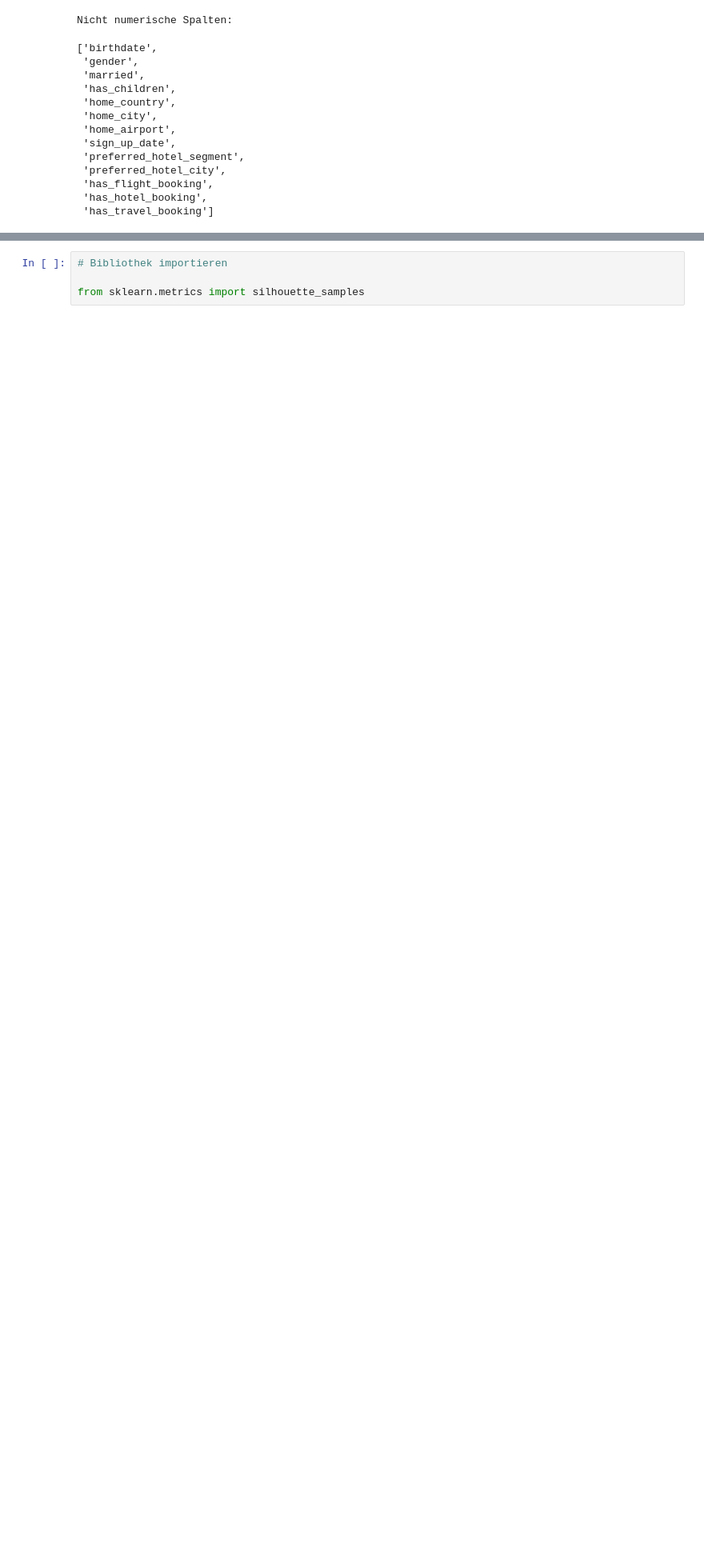
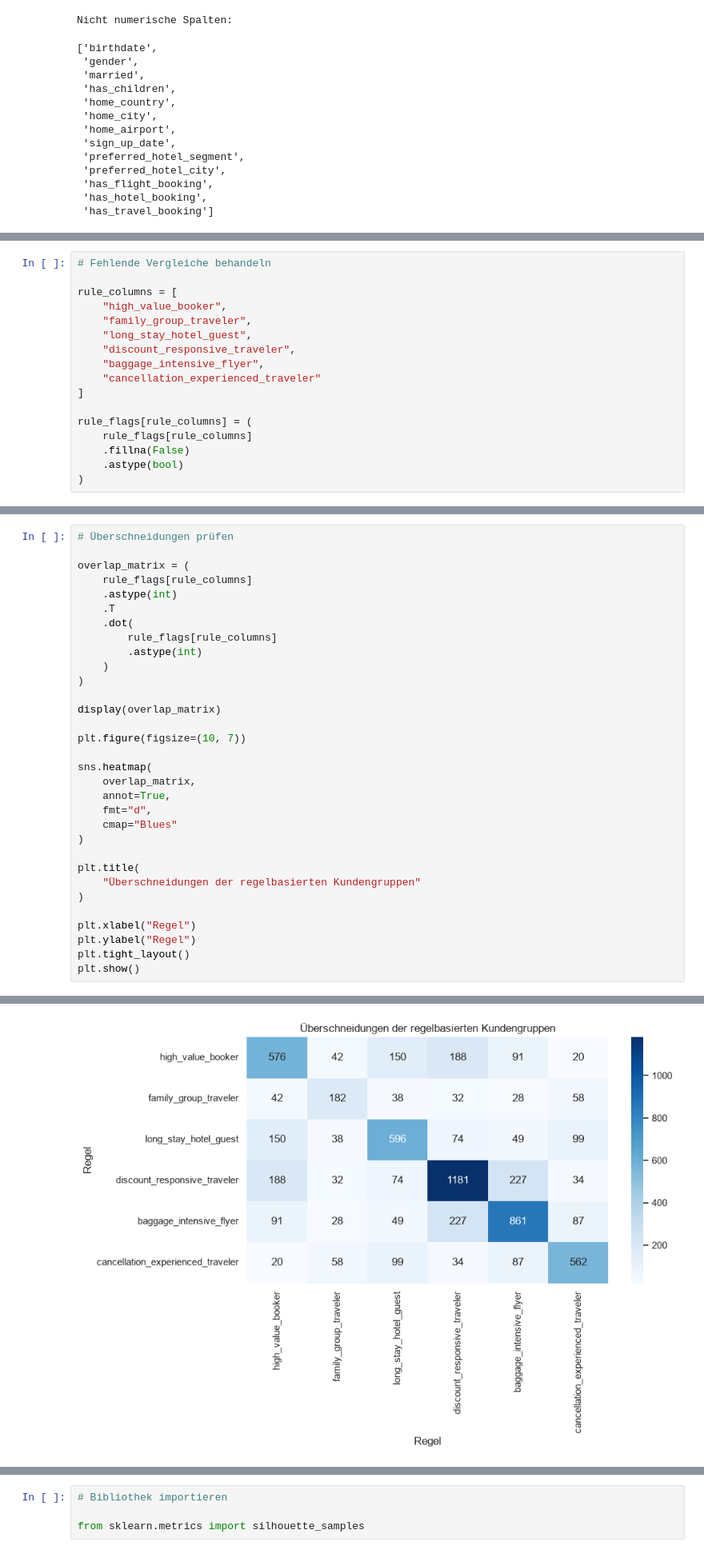
Before and after one commit to norawinkler/traveltide-customer-segmentation, a Jupyter notebook: notebooks/03_customer_segmentation.ipynb, the cells around one changed output, grey strips where cells are left out. Shown at 80% size. Cells and saved outputs as stored; diff of their text form; blank space fills up the shorter version.

Commit message:
Rule-based Segmentation

```diff
--- a/notebooks/03_customer_segmentation.ipynb
+++ b/notebooks/03_customer_segmentation.ipynb
@@ -196,0 +317,17 @@ Nicht numerische Spalten:
+# %%
+# Fehlende Vergleiche behandeln
+
+rule_columns = [
+    "high_value_booker",
+    "family_group_traveler",
+    "long_stay_hotel_guest",
+    "discount_responsive_traveler",
+    "baggage_intensive_flyer",
+    "cancellation_experienced_traveler"
+]
+
+rule_flags[rule_columns] = (
+    rule_flags[rule_columns]
+    .fillna(False)
+    .astype(bool)
+)
@@ -196,0 +393,33 @@ Nicht numerische Spalten:
+# %%
+# Überschneidungen prüfen
+
+overlap_matrix = (
+    rule_flags[rule_columns]
+    .astype(int)
+    .T
+    .dot(
+        rule_flags[rule_columns]
+        .astype(int)
+    )
+)
+
+display(overlap_matrix)
+
+plt.figure(figsize=(10, 7))
+
+sns.heatmap(
+    overlap_matrix,
+    annot=True,
+    fmt="d",
+    cmap="Blues"
+)
+
+plt.title(
+    "Überschneidungen der regelbasierten Kundengruppen"
+)
+
+plt.xlabel("Regel")
+plt.ylabel("Regel")
+plt.tight_layout()
+plt.show()
+# %% [output]
@@ -196,0 +433 @@ Nicht numerische Spalten:
+[figure, added]
```
Also changed, not shown: parts of 31 cells of this notebook.
